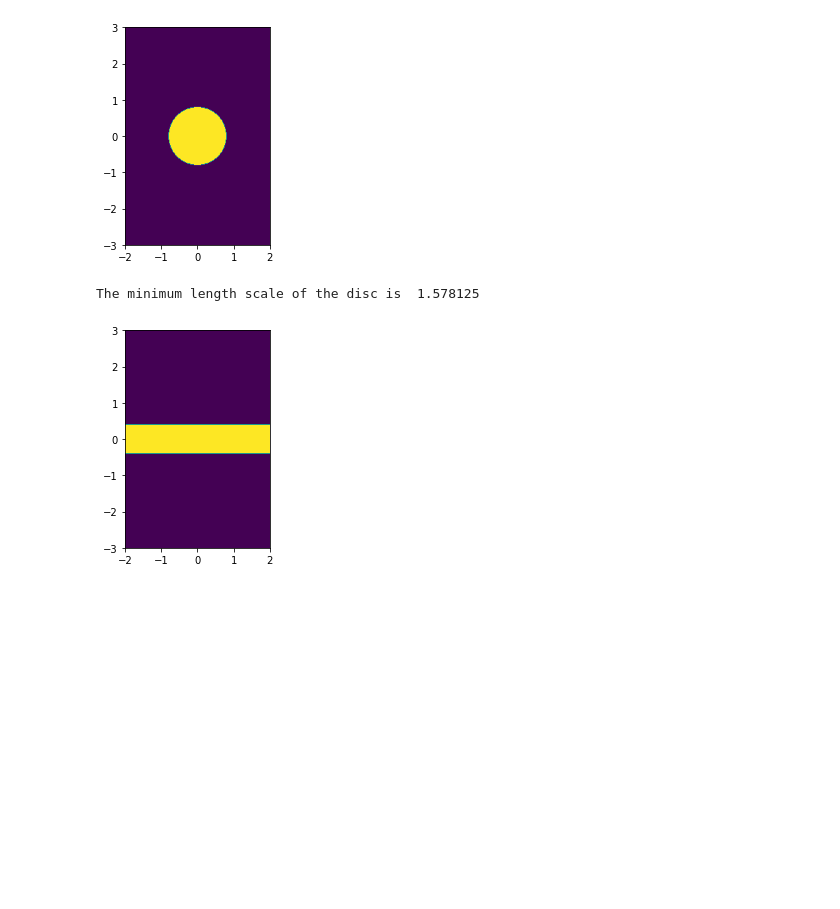
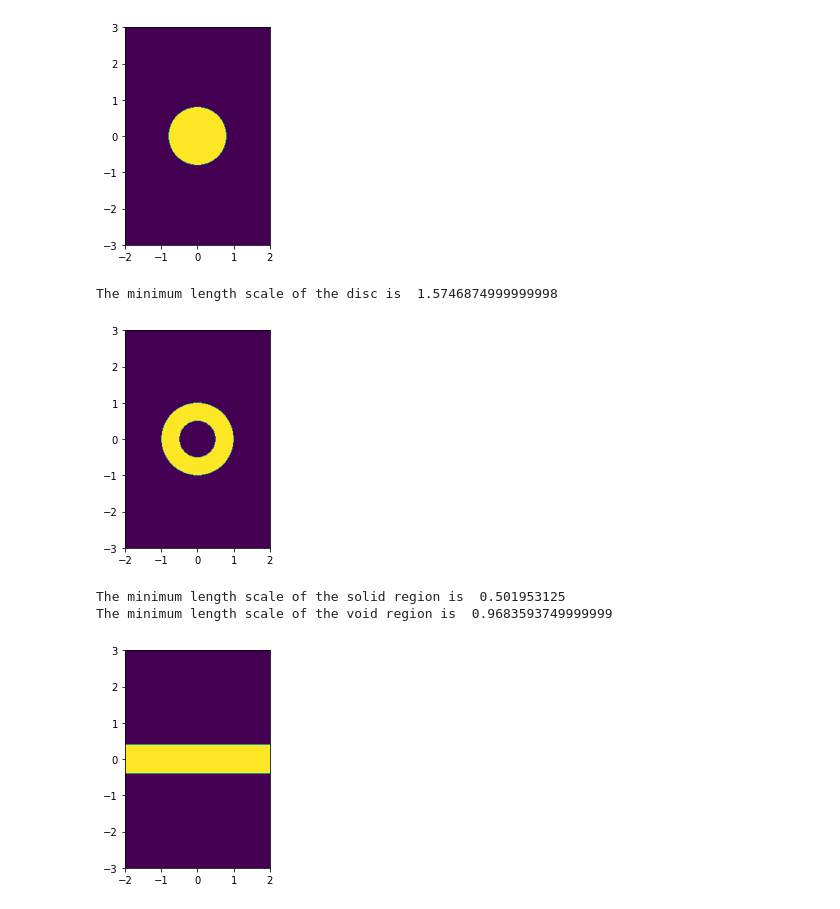
Before and after one commit to NanoComp/photonics-opt-testbed, a Jupyter notebook: ruler/example.ipynb, the cells around one changed output. Cells and saved outputs as stored; diff of their text form; code cells hidden in the pictures; blank space fills up the shorter version.

Commit message:
change user functions, pad modes, and type hints; add code for generating regular shapes and testing ruler

```diff
--- a/ruler/example.ipynb
+++ b/ruler/example.ipynb
@@ -19,13 +19,30 @@ plt.show()
 # %% [output]
 [figure]
 # %%
-phys_size = [design_width,design_height] # physical size of the 2d design
+phys_size = (design_width,design_height) # physical size of the 2d design
 # the two elements correspond to the row and the column of the 2d array, respectively
 
-min_ls = ruler.minimum_length(disc,phys_size) # search the minimum length scale
+min_ls = ruler.solid_minimum_length(disc,phys_size) # search the minimum length scale
 print("The minimum length scale of the disc is ",min_ls)
 # %% [output]
-The minimum length scale of the disc is  1.578125
+The minimum length scale of the disc is  1.5746874999999998
+# %%
+inner_diameter, outer_diameter = 1, 2
+ring = np.where((xv-xc)**2+(yv-yc)**2<=outer_diameter**2/4,1,0)*np.where((xv-xc)**2+(yv-yc)**2>=inner_diameter**2/4,1,0)
+
+plt.figure()
+plt.imshow(ring,extent=[y_coord[0],y_coord[-1],x_coord[0],x_coord[-1]])
+plt.show()
+# %% [output]
+[figure, added]
+# %%
+solid_min_ls = ruler.solid_minimum_length(ring,phys_size) # search the minimum length scale of the solid region
+print("The minimum length scale of the solid region is ",solid_min_ls)
+void_min_ls = ruler.void_minimum_length(ring,phys_size) # search the minimum length scale of the void region
+print("The minimum length scale of the void region is ",void_min_ls)
+# %% [output]
+The minimum length scale of the solid region is  0.501953125
+The minimum length scale of the void region is  0.9683593749999999
 # %%
 width = 0.8
 horizontal_stripe = np.tile(np.where(np.abs(xv)<=width/2,1,0),ny)
```
Also changed, not shown: parts of 6 cells of this notebook, 3 other files.
